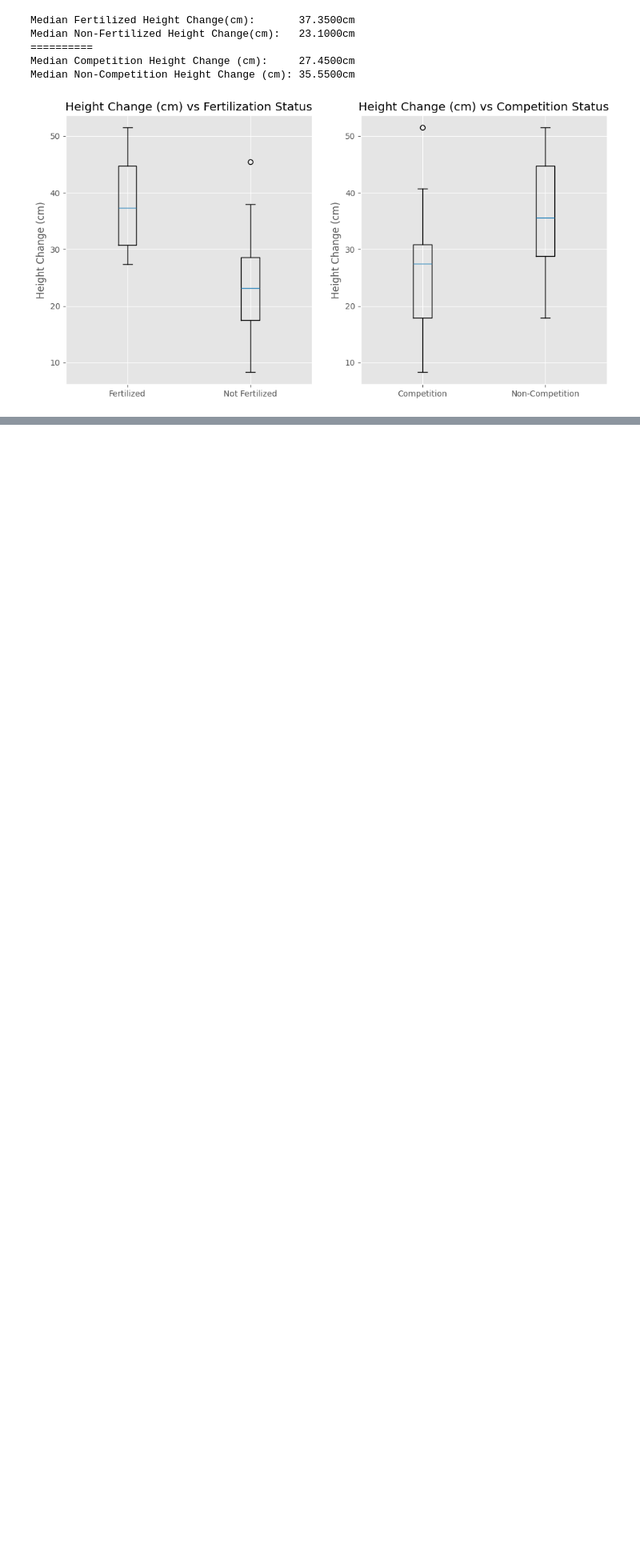
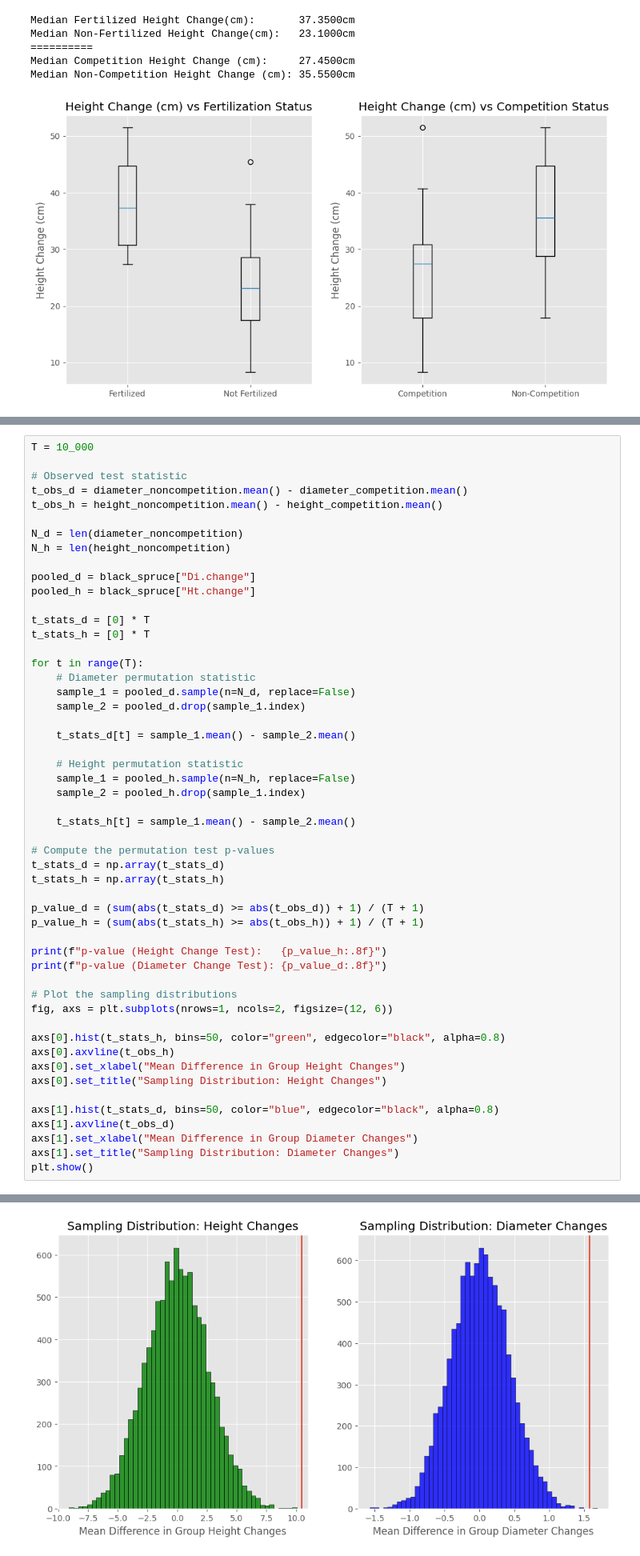
Before and after one commit to tzabilowicz/DataScience, a Jupyter notebook: case_studies/black_spruce.ipynb, the cells around one changed output, grey strips where cells are left out. Shown at 80% size. Saved outputs shown, nothing was run; the diff lists cells and outputs as text; blank space fills up the shorter version.

```diff
--- a/case_studies/black_spruce.ipynb
+++ b/case_studies/black_spruce.ipynb
@@ -247,0 +266,53 @@ p-value (Diameter Test): 0.00009999
+# %%
+T = 10_000
+
+# Observed test statistic
+t_obs_d = diameter_noncompetition.mean() - diameter_competition.mean()
+t_obs_h = height_noncompetition.mean() - height_competition.mean()
+
+N_d = len(diameter_noncompetition)
+N_h = len(height_noncompetition)
+
+pooled_d = black_spruce["Di.change"]
+pooled_h = black_spruce["Ht.change"]
+
+t_stats_d = [0] * T
+t_stats_h = [0] * T
+
+for t in range(T):
+    # Diameter permutation statistic
+    sample_1 = pooled_d.sample(n=N_d, replace=False)
+    sample_2 = pooled_d.drop(sample_1.index)
+
+    t_stats_d[t] = sample_1.mean() - sample_2.mean()
+
+    # Height permutation statistic
+    sample_1 = pooled_h.sample(n=N_h, replace=False)
+    sample_2 = pooled_h.drop(sample_1.index)
+
+    t_stats_h[t] = sample_1.mean() - sample_2.mean()
+
+# Compute the permutation test p-values
+t_stats_d = np.array(t_stats_d)
+t_stats_h = np.array(t_stats_h)
+
+p_value_d = (sum(abs(t_stats_d) >= abs(t_obs_d)) + 1) / (T + 1)
+p_value_h = (sum(abs(t_stats_h) >= abs(t_obs_h)) + 1) / (T + 1)
+
+print(f"p-value (Height Change Test):   {p_value_h:.8f}")
+print(f"p-value (Diameter Change Test): {p_value_d:.8f}")
+
+# Plot the sampling distributions
+fig, axs = plt.subplots(nrows=1, ncols=2, figsize=(12, 6))
+
+axs[0].hist(t_stats_h, bins=50, color="green", edgecolor="black", alpha=0.8)
+axs[0].axvline(t_obs_h)
+axs[0].set_xlabel("Mean Difference in Group Height Changes")
+axs[0].set_title("Sampling Distribution: Height Changes")
+
+axs[1].hist(t_stats_d, bins=50, color="blue", edgecolor="black", alpha=0.8)
+axs[1].axvline(t_obs_d)
+axs[1].set_xlabel("Mean Difference in Group Diameter Changes")
+axs[1].set_title("Sampling Distribution: Diameter Changes")
+plt.show()
+# %% [output]
@@ -247,0 +321 @@ p-value (Diameter Test): 0.00009999
+[figure, added]
```
Also changed, not shown: parts of 14 cells of this notebook, 1 other file.
